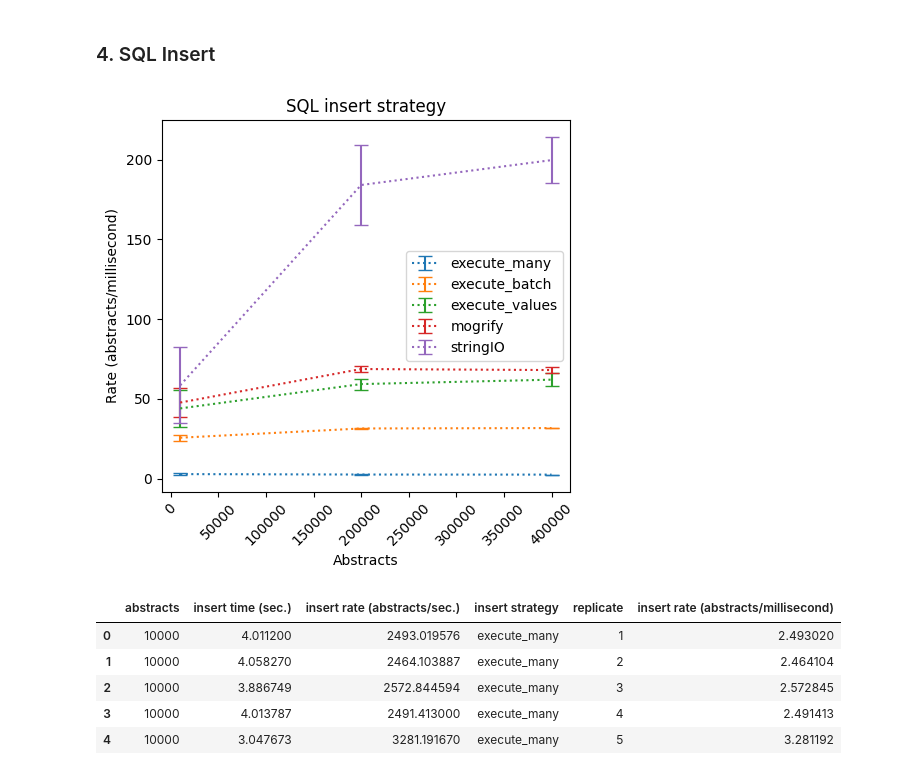
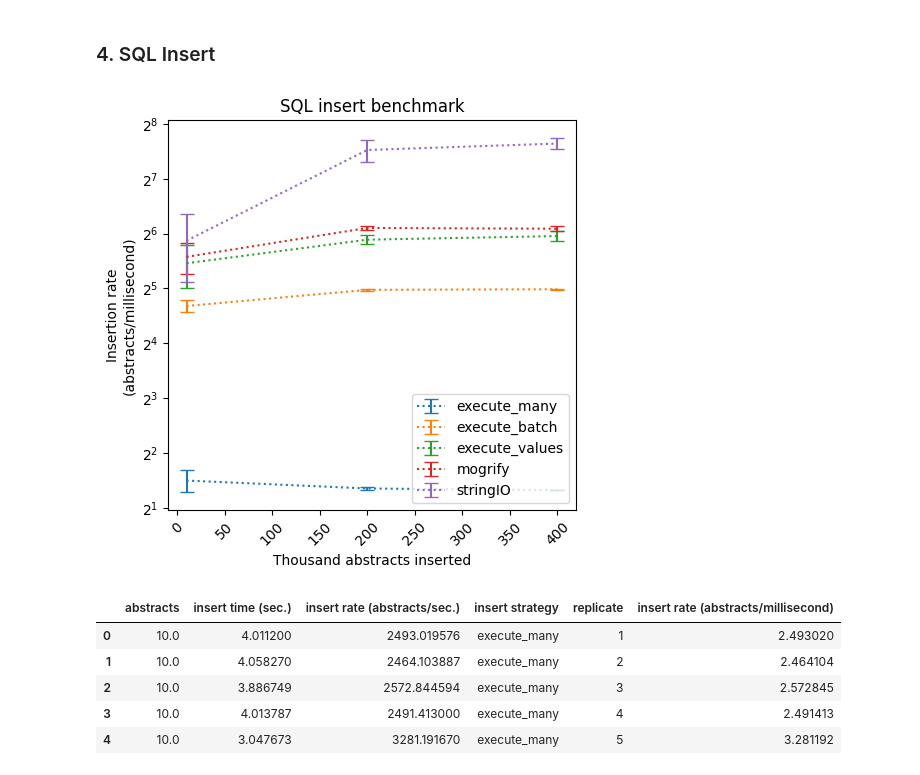
Before and after one commit to gperdrizet/PUBSUM, a Jupyter notebook: pubsum/notebooks/benchmarking_results.ipynb, the cells around one changed output. Cells and saved outputs as stored; diff of their text form; code cells hidden in the pictures.

```diff
--- a/pubsum/notebooks/benchmarking_results.ipynb
+++ b/pubsum/notebooks/benchmarking_results.ipynb
@@ -104,7 +87,8 @@ fig, axs = plt.subplots(1, 1, figsize=(5, 5), tight_layout=True)
 
 axs.set_title('Data parallel summarization benchmark')
 axs.set_xlabel('Concurrent worker processes')
-axs.set_ylabel('Rate (abstracts/min.)')
+axs.set_ylabel('Summarization rate\n(abstracts/minute)')
+axs.set_yscale('log', base=2)
 axs.xaxis.set_major_formatter(FormatStrFormatter('%.0f'))
 
 for device_map_strategy in device_map_strategies:
@@ -126,7 +110,7 @@ for device_map_strategy in device_map_strategies:
         linestyle='dotted'
     )
 
-plt.legend(loc='center right')
+plt.legend(loc='best')
 plt.show()
 
 data.head()
@@ -143,45 +127,47 @@ data.head()
 # %%
 data = pd.read_csv('../benchmarks/sql_insert/results.csv')
 data['insert rate (abstracts/millisecond)'] = data['insert rate (abstracts/sec.)'] / 1000
+data['abstracts'] = data['abstracts'] / 1000
 
 insert_strategies = ['execute_many', 'execute_batch', 'execute_values', 'mogrify', 'stringIO']
 
 fig, axs = plt.subplots(1, 1, figsize=(5, 5), tight_layout=True)
 
 axs.set_title('SQL insert benchmark')
-axs.set_xlabel('Abstracts')
-axs.set_ylabel('Rate (abstracts/millisecond)')
+axs.set_xlabel('Thousand abstracts inserted')
+axs.set_ylabel('Insertion rate\n(abstracts/millisecond)')
+axs.set_yscale('log', base=2)
 axs.xaxis.set_major_formatter(FormatStrFormatter('%.0f'))
 axs.tick_params(axis='x', labelrotation=45)
 
 for insert_strategy in insert_strategies:
 
     plot_data = data[data['insert strategy'] == insert_strategy]
 
     mean = plot_data.groupby(['insert strategy', 'abstracts']).mean()
     mean.reset_index(inplace=True)
 
     std = plot_data.groupby(['insert strategy', 'abstracts']).std()
     std.reset_index(inplace=True)
 
     axs.errorbar(
         mean['abstracts'],
         mean['insert rate (abstracts/millisecond)'],
         yerr=std['insert rate (abstracts/millisecond)'],
         capsize=5,
         label=insert_strategy,
         linestyle='dotted'
     )
 
-plt.legend(loc='center right')
+plt.legend(loc='lower right')
 plt.show()
 
 data.head()
 # %% [output]
-[figure, old version]
+[figure, new version]
 |  | abstracts | insert time (sec.) | insert rate (abstracts/sec.) | insert strategy | replicate | insert rate (abstracts/millisecond) |
-| 0 | 10000 | 4.011200 | 2493.019576 | execute_many | 1 | 2.493020 |
-| 1 | 10000 | 4.058270 | 2464.103887 | execute_many | 2 | 2.464104 |
-| 2 | 10000 | 3.886749 | 2572.844594 | execute_many | 3 | 2.572845 |
-| 3 | 10000 | 4.013787 | 2491.413000 | execute_many | 4 | 2.491413 |
-| 4 | 10000 | 3.047673 | 3281.191670 | execute_many | 5 | 3.281192 |
+| 0 | 10.0 | 4.011200 | 2493.019576 | execute_many | 1 | 2.493020 |
+| 1 | 10.0 | 4.058270 | 2464.103887 | execute_many | 2 | 2.464104 |
+| 2 | 10.0 | 3.886749 | 2572.844594 | execute_many | 3 | 2.572845 |
+| 3 | 10.0 | 4.013787 | 2491.413000 | execute_many | 4 | 2.491413 |
+| 4 | 10.0 | 3.047673 | 3281.191670 | execute_many | 5 | 3.281192 |
```
Also changed, not shown: parts of 4 cells of this notebook.
